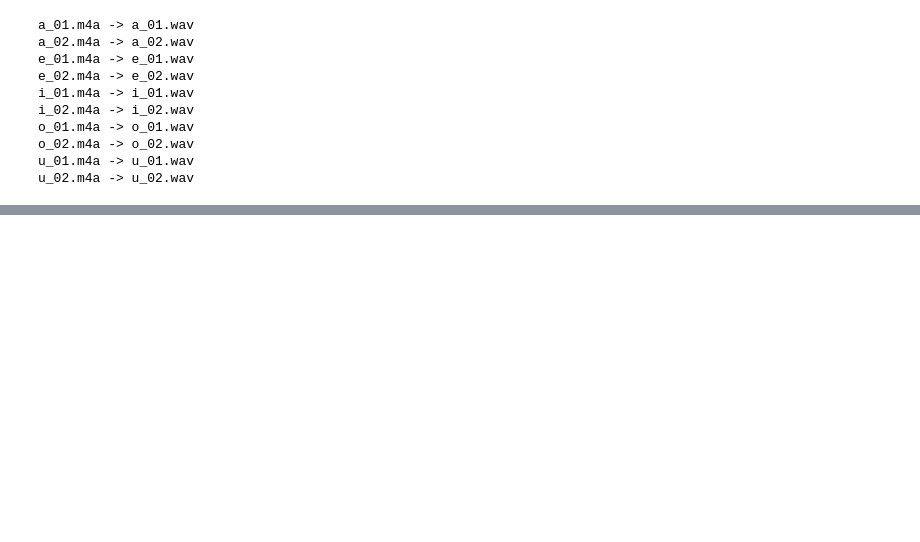
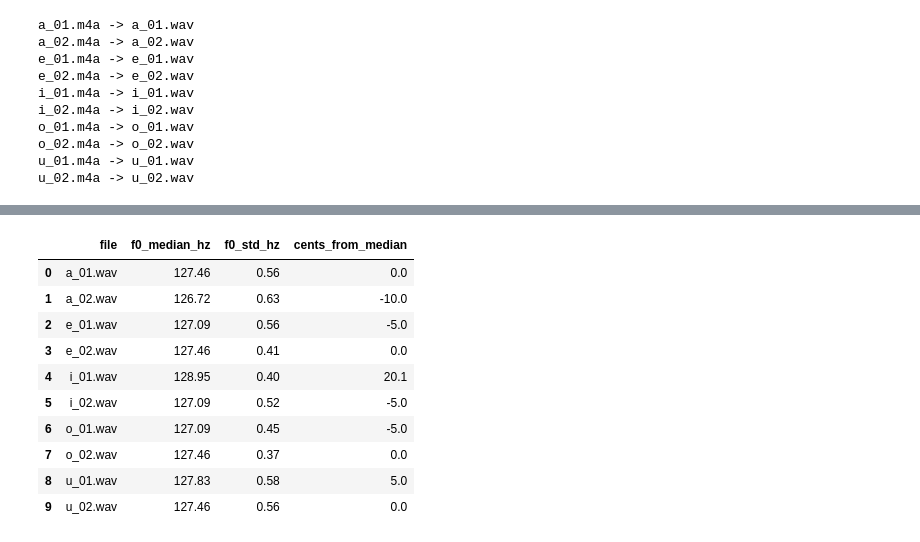
Before and after one commit to silvjunu/devowel, a Jupyter notebook: devowel.ipynb, the cells around one changed output, grey strips where cells are left out. Drawn from its saved outputs; the diff is of its cells as text; code cells hidden in the pictures; blank space fills up the shorter version.

```diff
--- a/devowel.ipynb
+++ b/devowel.ipynb
@@ -166,0 +271,87 @@ u_02.wav
+# %%
+from scipy.signal import correlate
+
+def estimate_frame_f0(frame, sr, fmin=70, fmax=500):
+  frame = frame - np.mean(frame)
+  frame = frame * np.hanning(len(frame))
+
+  autocorr = correlate(frame, frame, mode="full", method="fft")
+  autocorr = autocorr[len(autocorr) // 2:]
+
+  min_lag = int(sr / fmax)
+  max_lag = int(sr / fmin)
+
+  search = autocorr[min_lag:max_lag + 1]
+  peak_lag = np.argmax(search) + min_lag
+
+  return sr / peak_lag
+
+
+def estimate_audio_f0(wave, sr, center_duration=2.0):
+  center_sample = len(wave) // 2
+  half_length = int(center_duration * sr / 2)
+
+  start = max(0, center_sample - half_length)
+  end = min(len(wave), center_sample + half_length)
+
+  stable_wave = wave[start:end]
+
+  frame_length = int(0.05 * sr)
+  hop_length = int(0.02 * sr)
+
+  f0_values = []
+
+  for start_idx in range(0, len(stable_wave) - frame_length, hop_length):
+    frame = stable_wave[start_idx:start_idx + frame_length]
+
+    if np.sqrt(np.mean(frame ** 2)) < 0.01:
+      continue
+
+    f0 = estimate_frame_f0(frame, sr)
+    f0_values.append(f0)
+
+  return np.array(f0_values)
+
+
+pitch_rows = []
+
+for audio_path in wav_files:
+  wave_temp, sr_temp = sf.read(audio_path)
+
+  f0_values = estimate_audio_f0(wave_temp, sr_temp)
+
+  pitch_rows.append({
+    "file": audio_path.name,
+    "f0_median_hz": np.median(f0_values),
+    "f0_std_hz": np.std(f0_values),
+  })
+
+pitch_df = pd.DataFrame(pitch_rows)
+
+dataset_f0 = np.median(pitch_df["f0_median_hz"])
+
+pitch_df["cents_from_median"] = (
+  1200 * np.log2(pitch_df["f0_median_hz"] / dataset_f0)
+)
+
+pitch_df = pitch_df.round({
+  "f0_median_hz": 2,
+  "f0_std_hz": 2,
+  "cents_from_median": 1,
+})
+
+display(pitch_df)
+
+print(f"Dataset median f0: {dataset_f0:.2f} Hz")
+# %% [output]
+|  | file | f0_median_hz | f0_std_hz | cents_from_median |
+| 0 | a_01.wav | 127.46 | 0.56 | 0.0 |
+| 1 | a_02.wav | 126.72 | 0.63 | -10.0 |
+| 2 | e_01.wav | 127.09 | 0.56 | -5.0 |
+| 3 | e_02.wav | 127.46 | 0.41 | 0.0 |
+| 4 | i_01.wav | 128.95 | 0.40 | 20.1 |
+| 5 | i_02.wav | 127.09 | 0.52 | -5.0 |
+| 6 | o_01.wav | 127.09 | 0.45 | -5.0 |
+| 7 | o_02.wav | 127.46 | 0.37 | 0.0 |
+| 8 | u_01.wav | 127.83 | 0.58 | 5.0 |
+| 9 | u_02.wav | 127.46 | 0.56 | 0.0 |
```
Also changed, not shown: parts of 8 cells of this notebook.
